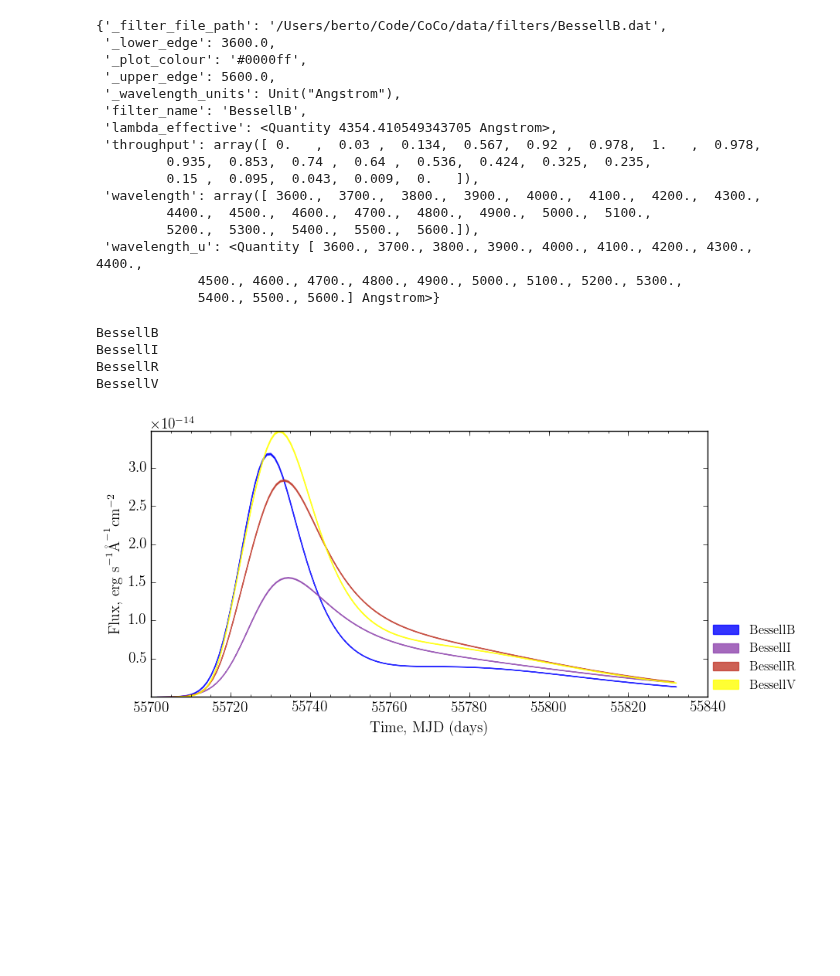
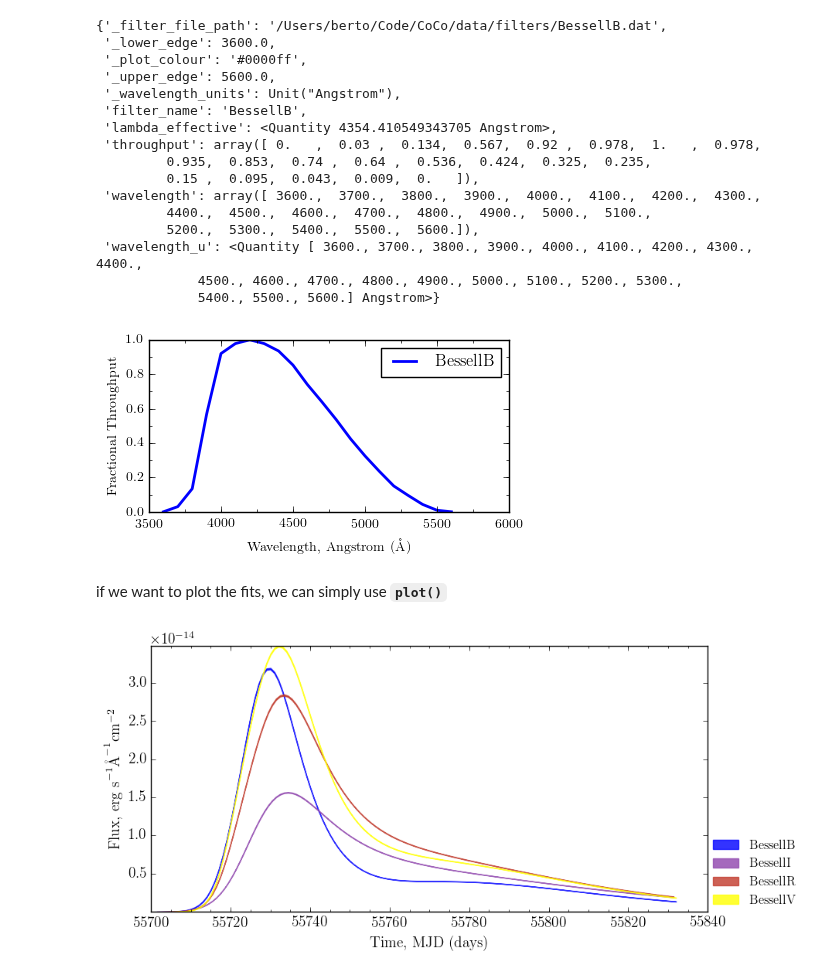
Before and after one commit to UoS-SNe/pycoco, a Jupyter notebook: notebooks/pycoco_CoCo_recon.ipynb, the cells around one changed output. Saved outputs shown, nothing was run; the diff lists cells and outputs as text; code cells hidden in the pictures; blank space fills up the shorter version.

```diff
--- a/notebooks/pycoco_CoCo_recon.ipynb
+++ b/notebooks/pycoco_CoCo_recon.ipynb
@@ -60,13 +69,12 @@ L.data_filters['BessellB'].__dict__
  'wavelength_u': <Quantity [ 3600., 3700., 3800., 3900., 4000., 4100., 4200., 4300., 4400.,
              4500., 4600., 4700., 4800., 4900., 5000., 5100., 5200., 5300.,
              5400., 5500., 5600.] Angstrom>}
-# %%
-L.get_fit_splines()
-# %% [output]
-BessellB
-BessellI
-BessellR
-BessellV
+# %%
+L.data_filters['BessellB'].plot(small = True)
+# %% [output]
+[figure, added]
+# %% [markdown]
+if we want to plot the fits, we can simply use **`plot()`**
 # %%
 L.plot()
 # %% [output]
```
Also changed, not shown: parts of 38 cells of this notebook, 1 other file.
